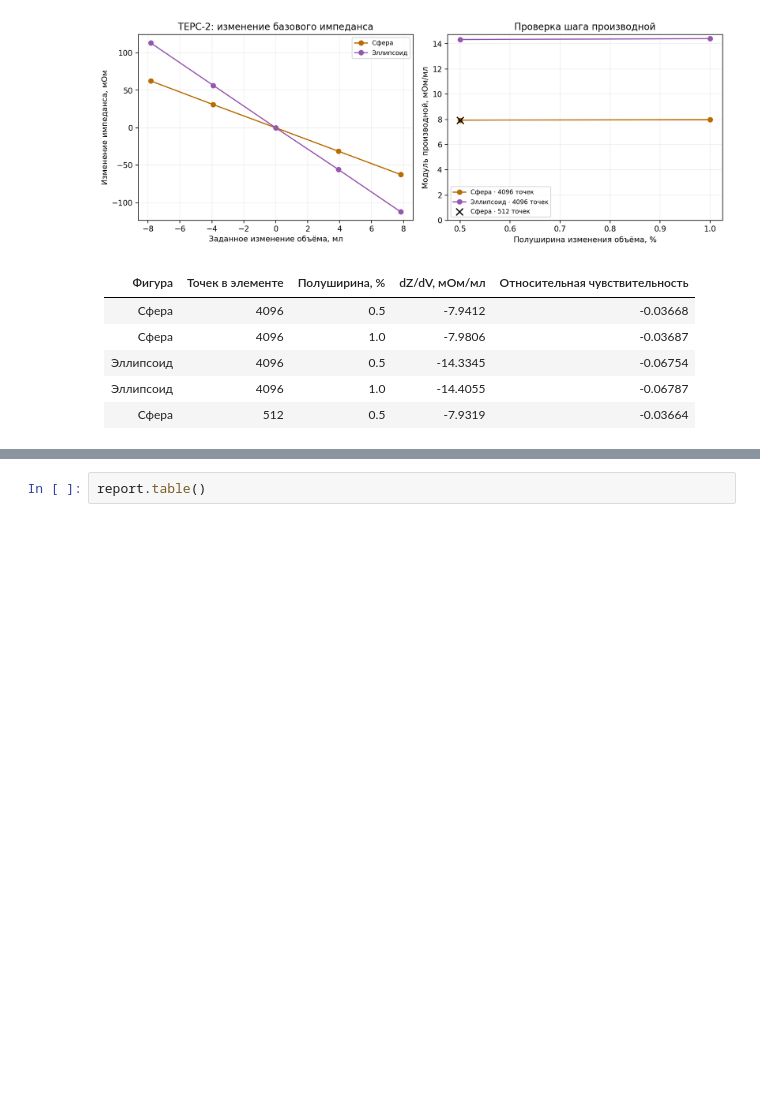
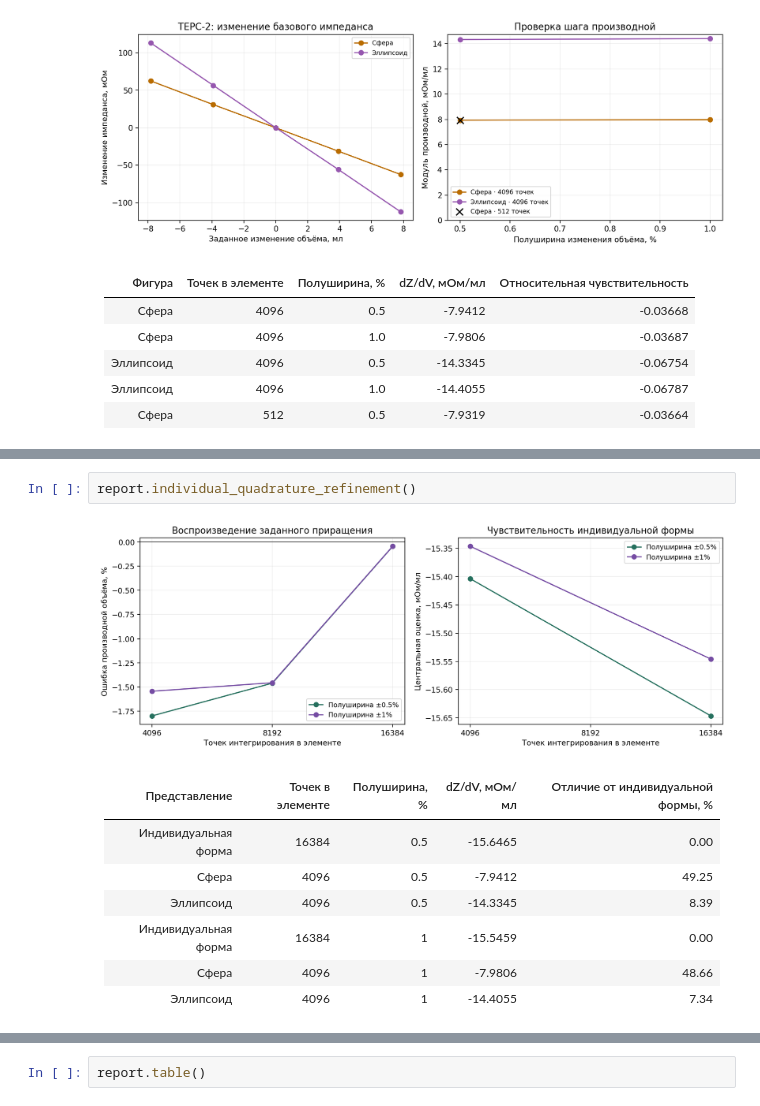
Before and after one commit to NixWrk/PhD_Disser, a Jupyter notebook: Colab Notebooks/40.17_Сравнение_форм_сердца_и_электрического_отклика.ipynb, the cells around one changed output, grey strips where cells are left out. Drawn from its saved outputs; the diff is of its cells as text; blank space fills up the shorter version.

```diff
--- a/Colab Notebooks/40.17_Сравнение_форм_сердца_и_электрического_отклика.ipynb
+++ b/Colab Notebooks/40.17_Сравнение_форм_сердца_и_электрического_отклика.ipynb
@@ -564,0 +656,12 @@ report.volume_sensitivity()
+# %%
+report.individual_quadrature_refinement()
+# %% [output]
+[figure, added]
+| Представление | Точек в элементе | Полуширина, % | dZ/dV, мОм/мл | Отличие от индивидуальной формы, % |
+|---|---:|---:|---:|---:|
+| Индивидуальная форма | 16384 | 0.5 | -15.6465 | 0.00 |
+| Сфера | 4096 | 0.5 | -7.9412 | 49.25 |
+| Эллипсоид | 4096 | 0.5 | -14.3345 | 8.39 |
+| Индивидуальная форма | 16384 | 1 | -15.5459 | 0.00 |
+| Сфера | 4096 | 1 | -7.9806 | 48.66 |
+| Эллипсоид | 4096 | 1 | -14.4055 | 7.34 |
```
Also changed, not shown: parts of 9 cells of this notebook, 47 other files.
